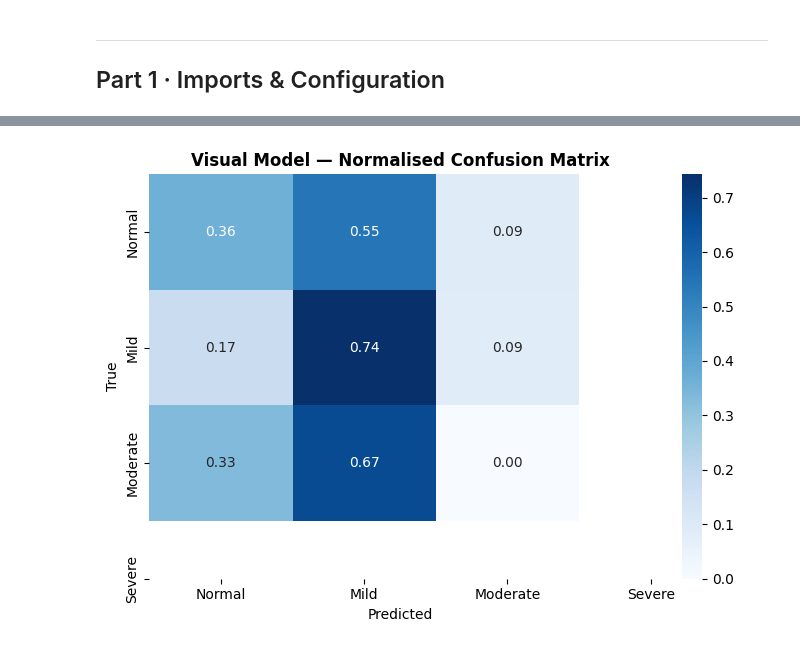
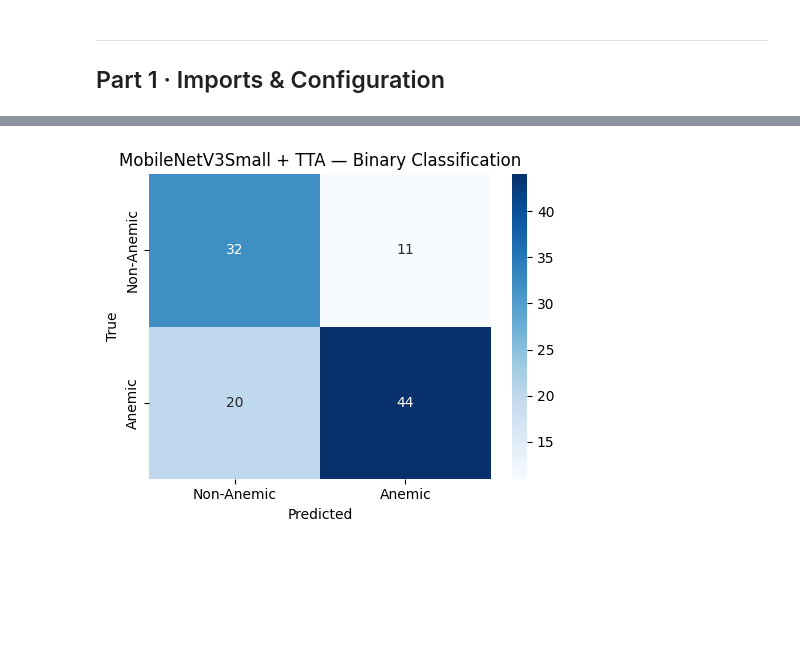
Before and after one commit to nitekar/Bari, a Jupyter notebook: Notebook/Bari.ipynb, the cells around one changed output, grey strips where cells are left out. Cells and saved outputs as stored; diff of their text form; code cells hidden in the pictures; blank space fills up the shorter version.

```diff
--- a/Notebook/Bari.ipynb
+++ b/Notebook/Bari.ipynb
@@ -970,24 +1229,70 @@ plt.show()
 # %%
-# ── Visual model evaluation ───────────────────────────────────────────────────
-visual_model = tf.keras.models.load_model(VISUAL_PATH)
-vis_probs = visual_model.predict(ds_img_te, verbose=0)
-vis_preds = np.argmax(vis_probs, axis=1)
+from sklearn.metrics import mean_absolute_error, mean_squared_error, r2_score
 
-print("── Visual Model — Test Evaluation ──")
-print(f"Accuracy  : {accuracy_score(y_te, vis_preds):.4f}")
-print(f"Macro-F1  : {f1_score(y_te, vis_preds, average='macro', zero_division=0):.4f}")
-print(f"Precision : {precision_score(y_te, vis_preds, average='macro', zero_division=0):.4f}")
-print(f"Recall    : {recall_score(y_te, vis_preds, average='macro', zero_division=0):.4f}")
+# ── Test-Time Augmentation (TTA) ──────────────────────────────────────────────
+def predict_tta(model, paths, labels, hb_values, n_aug=8):
+
+    cls_stack, hb_stack = [], []
+    for _ in range(n_aug):
+        ds  = make_image_ds(paths, labels, hb_values, shuffle=False, augment=True)
+        out = model.predict(ds, verbose=0)
+        cls_stack.append(out['cls_output'])
+        hb_stack.append(out['hb_output'].flatten())
+    # one clean (no augmentation) run
+    ds_clean = make_image_ds(paths, labels, hb_values, shuffle=False, augment=False)
+    out = model.predict(ds_clean, verbose=0)
+    cls_stack.append(out['cls_output'])
+    hb_stack.append(out['hb_output'].flatten())
+    return np.mean(cls_stack, axis=0), np.mean(hb_stack, axis=0)
+
+# ── Load best model ───────────────────────────────────────────────────────────
+best_visual_model = tf.keras.models.load_model(VISUAL_PATH, compile=False)
+
+# ── Predict with TTA (8 augmented + 1 clean run) ─────────────────────────────
+print("Predicting with TTA (8 augmented + 1 clean run) …")
+cls_probs, hb_preds = predict_tta(best_visual_model, p_te, y_te_bin, hb_te, n_aug=8)
+cls_preds = np.argmax(cls_probs, axis=1)
+
+# ── Classification metrics ────────────────────────────────────────────────────
+print('  CLASSIFICATION  (Non-Anemic vs Anemic)')
+print(f'Accuracy  : {accuracy_score(y_te_bin, cls_preds):.4f}')
+print(f'Macro F1  : {f1_score(y_te_bin, cls_preds, average="macro",  zero_division=0):.4f}')
+print(f'Precision : {precision_score(y_te_bin, cls_preds, average="macro", zero_division=0):.4f}')
+print(f'Recall    : {recall_score(y_te_bin, cls_preds, average="macro",    zero_division=0):.4f}')
 print()
-print(classification_report(y_te, vis_preds, labels=list(range(NUM_CLASSES)), target_names=CLASS_NAMES, zero_division=0))
+print(classification_report(y_te_bin, cls_preds,
+                             target_names=VISUAL_CLASS_NAMES, zero_division=0))
 
-cm_vis = confusion_matrix(y_te, vis_preds)
-plt.figure(figsize=(7, 5))
-sns.heatmap(cm_vis / cm_vis.sum(axis=1, keepdims=True), annot=True, fmt=".2f",
-            cmap="Blues", xticklabels=CLASS_NAMES, yticklabels=CLASS_NAMES)
-plt.title("Visual Model — Normalised Confusion Matrix", fontweight="bold")
-plt.ylabel("True"); plt.xlabel("Predicted")
+cm = confusion_matrix(y_te_bin, cls_preds)
+plt.figure(figsize=(5, 4))
+sns.heatmap(cm, annot=True, fmt='d', cmap='Blues',
+            xticklabels=VISUAL_CLASS_NAMES, yticklabels=VISUAL_CLASS_NAMES)
+plt.title('MobileNetV3Small + TTA — Binary Classification')
+plt.ylabel('True'); plt.xlabel('Predicted')
 plt.tight_layout()
-plt.savefig(os.path.join(RESULTS_DIR, "cm_visual.png"), dpi=150)
+plt.savefig(os.path.join(RESULTS_DIR, 'visual_confusion_matrix.png'), dpi=120)
 plt.show()
+
+# ── Hb regression metrics ─────────────────────────────────────────────────────
+print('═' * 55)
+print('  REGRESSION  (Hb level estimation, g/dL)')
+print('═' * 55)
+mae  = mean_absolute_error(hb_te, hb_preds)
+rmse = np.sqrt(mean_squared_error(hb_te, hb_preds))
+r2   = r2_score(hb_te, hb_preds)
+print(f'MAE  : {mae:.3f} g/dL')
+print(f'RMSE : {rmse:.3f} g/dL')
+print(f'R²   : {r2:.4f}')
+
+fig, ax = plt.subplots(figsize=(6, 5))
+ax.scatter(hb_te, hb_preds, alpha=0.6, edgecolors='k', linewidths=0.4)
+lims = [min(hb_te.min(), hb_preds.min()) - 0.5,
+        max(hb_te.max(), hb_preds.max()) + 0.5]
+ax.plot(lims, lims, 'r--', label='Perfect prediction')
+ax.set_xlabel('True Hb (g/dL)'); ax.set_ylabel('Predicted Hb (g/dL)')
+ax.set_title(f'Hb Estimation  |  MAE={mae:.2f}  RMSE={rmse:.2f}  R²={r2:.3f}')
+ax.legend(); ax.grid(alpha=0.3)
+plt.tight_layout()
+plt.savefig(os.path.join(RESULTS_DIR, 'hb_regression_scatter.png'), dpi=120)
+plt.show()
 # %% [output]
@@ -1010 +1314 @@ weighted avg       0.52      0.54      0.52        63
-[figure, old version]
+[figure, new version]
```
Also changed, not shown: parts of 59 cells of this notebook, 58 other files.
